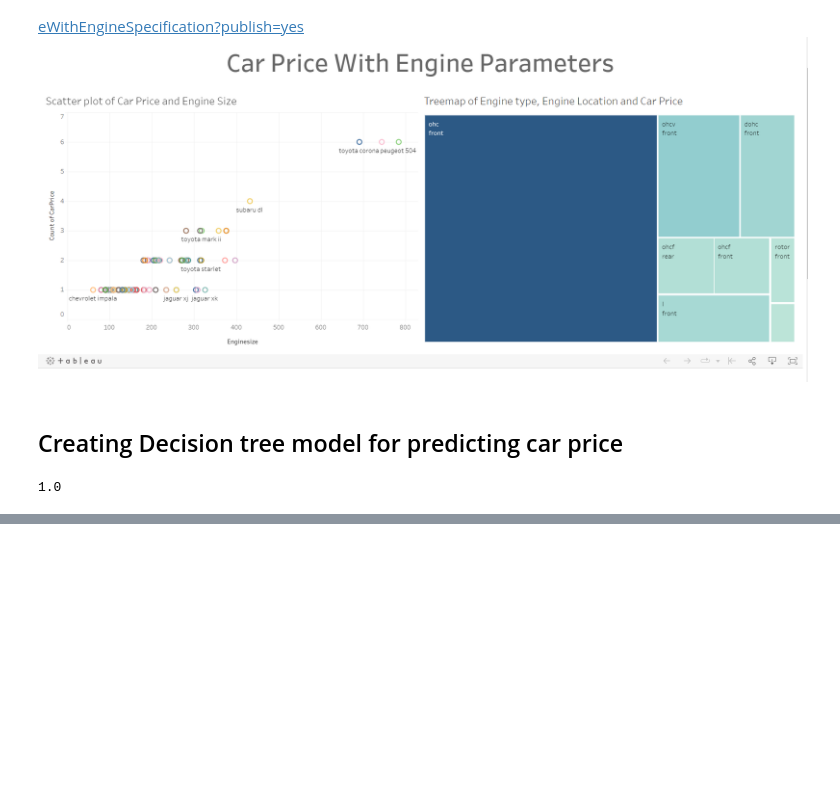
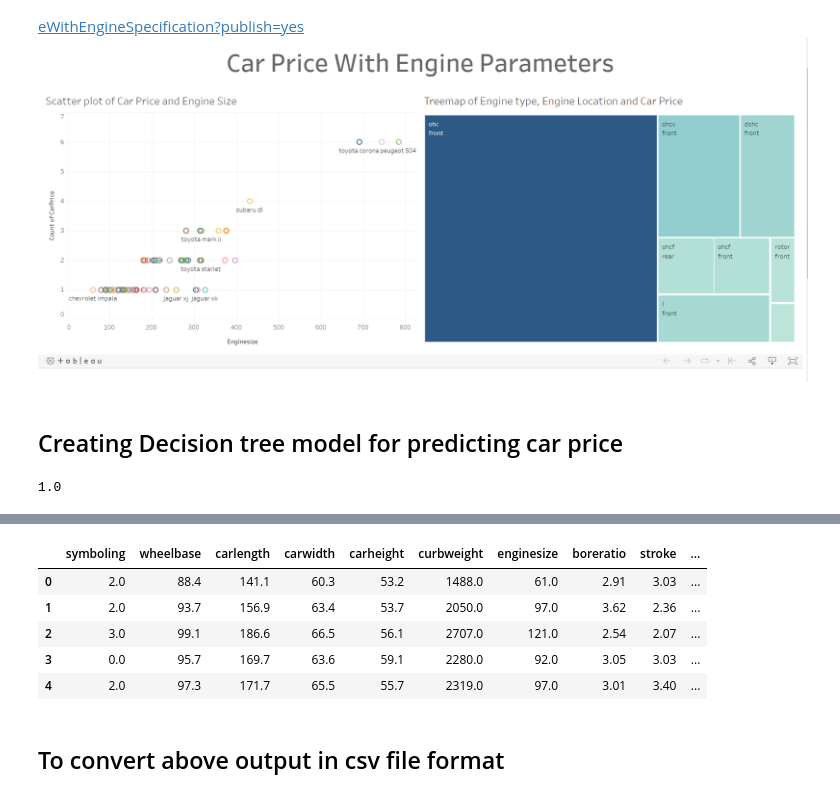
Before and after one commit to Chetangavali/Project, a Jupyter notebook: Predicting Car Price Using Machine Learning.ipynb, the cells around one changed output, grey strips where cells are left out. Cells and saved outputs as stored; diff of their text form; code cells hidden in the pictures; blank space fills up the shorter version.

```diff
--- a/Predicting Car Price Using Machine Learning.ipynb
+++ b/Predicting Car Price Using Machine Learning.ipynb
@@ -177,5 +184,6 @@ model.score(xtest, predictions)
 # %% [output]
 1.0
 # %%
-model.predict(xtest)
+prediction=model.predict(xtest)
+prediction
 # %% [output]
@@ -187,0 +196,3 @@ array([ 6575.,  9639., 19045., 10245.,  8238.,  9279.,  7463.,  6295.,
+# %%
+output=pd.DataFrame(prediction,columns = ['Car_Price'])
+output.head()
@@ -187,0 +216,13 @@ array([ 6575.,  9639., 19045., 10245.,  8238.,  9279.,  7463.,  6295.,
+# %%
+Test_data['Car_Price']=output
+# %%
+Test_data.head()
+# %% [output]
+|  | symboling | wheelbase | carlength | carwidth | carheight | curbweight | enginesize | boreratio | stroke | ... |
+| 0 | 2.0 | 88.4 | 141.1 | 60.3 | 53.2 | 1488.0 | 61.0 | 2.91 | 3.03 | ... |
+| 1 | 2.0 | 93.7 | 156.9 | 63.4 | 53.7 | 2050.0 | 97.0 | 3.62 | 2.36 | ... |
+| 2 | 3.0 | 99.1 | 186.6 | 66.5 | 56.1 | 2707.0 | 121.0 | 2.54 | 2.07 | ... |
+| 3 | 0.0 | 95.7 | 169.7 | 63.6 | 59.1 | 2280.0 | 92.0 | 3.05 | 3.03 | ... |
+| 4 | 2.0 | 97.3 | 171.7 | 65.5 | 55.7 | 2319.0 | 97.0 | 3.01 | 3.40 | ... |
+# %% [markdown]
+## To convert above output in csv file format
```
Also changed, not shown: parts of 6 cells of this notebook.
